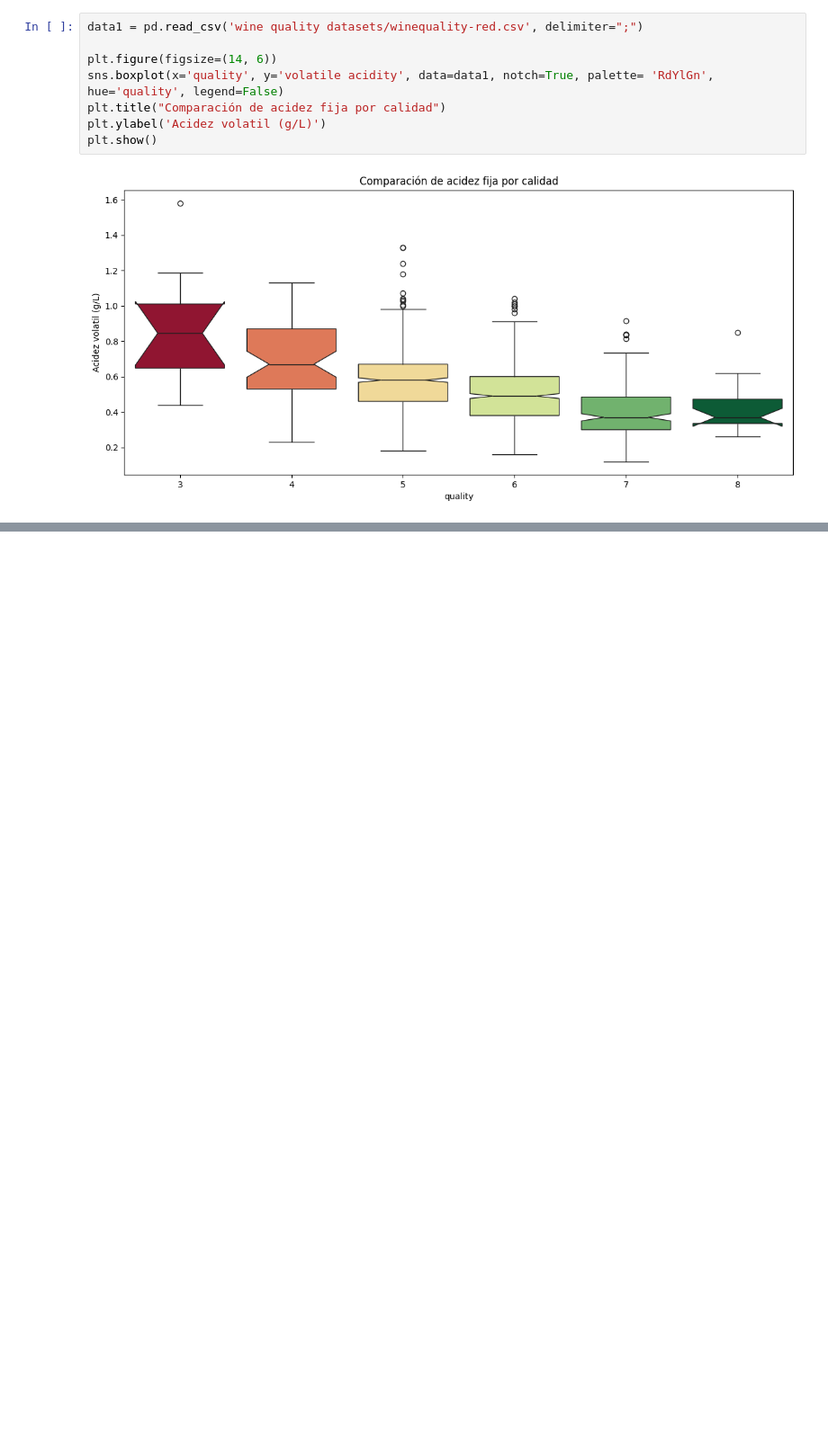
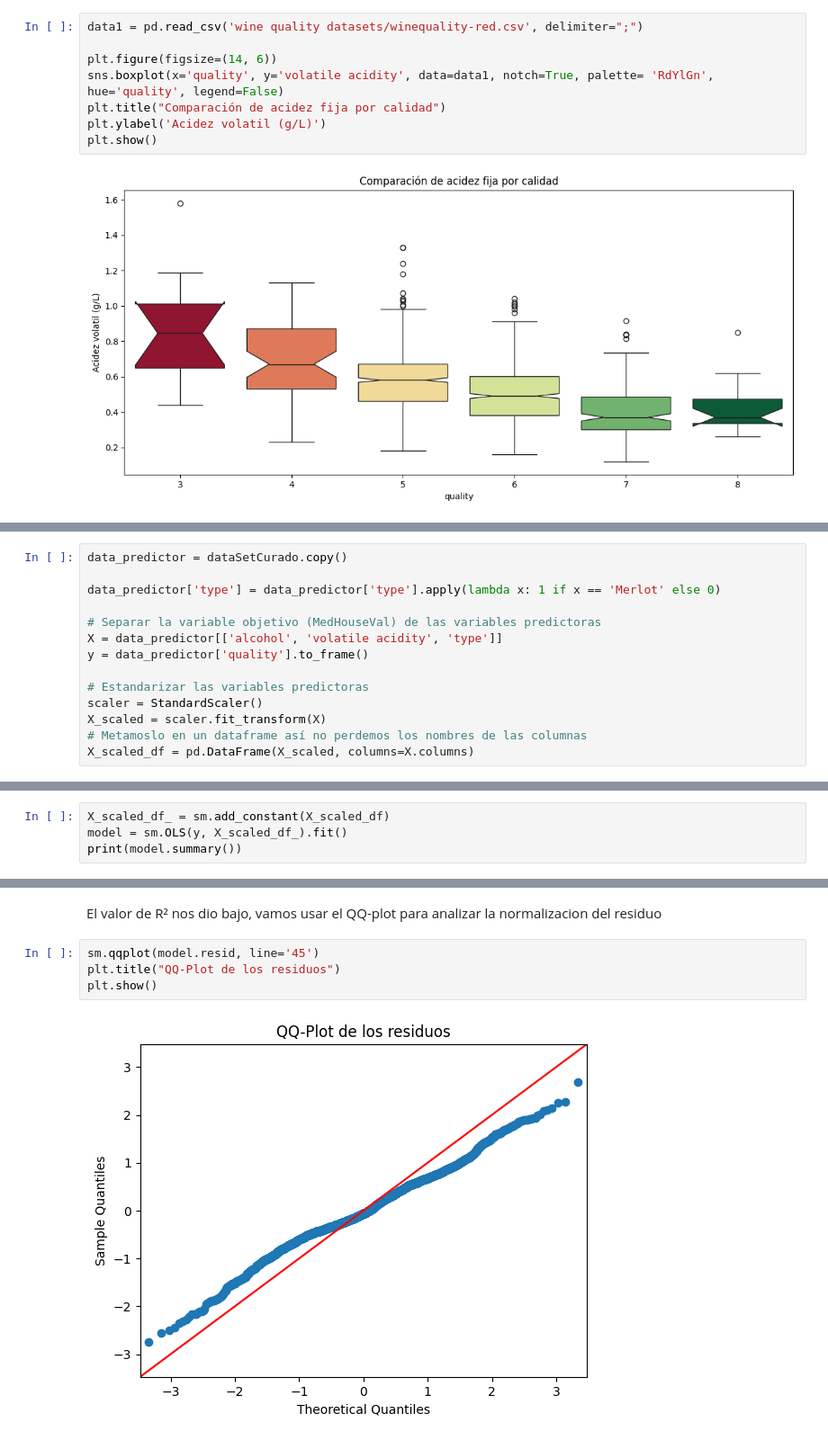
Before and after one commit to asoutrelle/Fundamentos-De-la-Ciencia-de-Datos-TPE, a Jupyter notebook: Grupo-21.ipynb, the cells around one changed output, grey strips where cells are left out. Shown at 90% size. Drawn from its saved outputs; the diff is of its cells as text; blank space fills up the shorter version.

```diff
--- a/Grupo-21.ipynb
+++ b/Grupo-21.ipynb
@@ -1875,0 +1756,14 @@ plt.show()
+# %%
+data_predictor = dataSetCurado.copy()
+
+data_predictor['type'] = data_predictor['type'].apply(lambda x: 1 if x == 'Merlot' else 0)
+
+# Separar la variable objetivo (MedHouseVal) de las variables predictoras
+X = data_predictor[['alcohol', 'volatile acidity', 'type']]
+y = data_predictor['quality'].to_frame()
+
+# Estandarizar las variables predictoras
+scaler = StandardScaler()
+X_scaled = scaler.fit_transform(X)
+# Metamoslo en un dataframe así no perdemos los nombres de las columnas
+X_scaled_df = pd.DataFrame(X_scaled, columns=X.columns)
@@ -1875,0 +1790,4 @@ plt.show()
+# %%
+X_scaled_df_ = sm.add_constant(X_scaled_df)
+model = sm.OLS(y, X_scaled_df_).fit()
+print(model.summary())
@@ -1875,0 +1812,8 @@ plt.show()
+# %% [markdown]
+El valor de R² nos dio bajo, vamos usar el QQ-plot para analizar la normalizacion del residuo
+# %%
+sm.qqplot(model.resid, line='45')
+plt.title("QQ-Plot de los residuos")
+plt.show()
+# %% [output]
+[figure, added]
```
Also changed, not shown: parts of 64 cells of this notebook.
